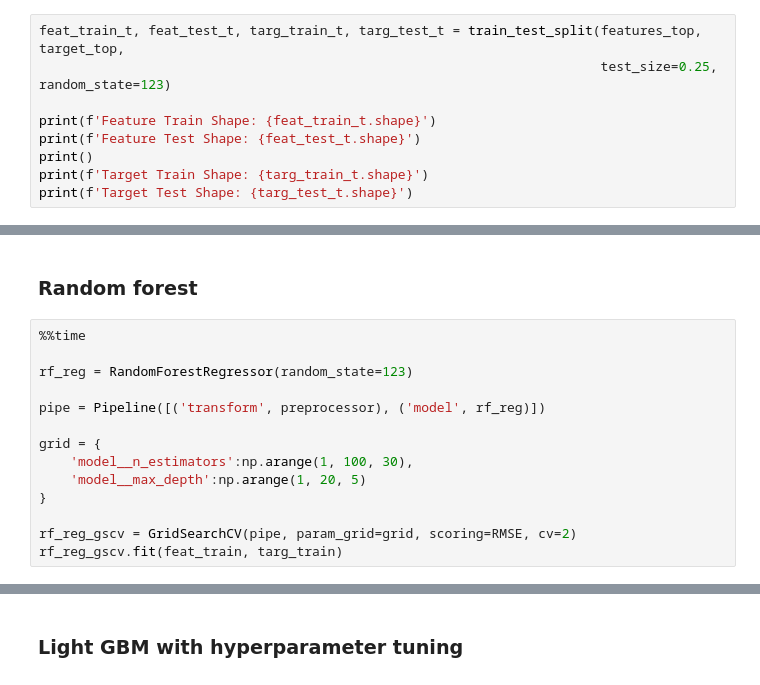
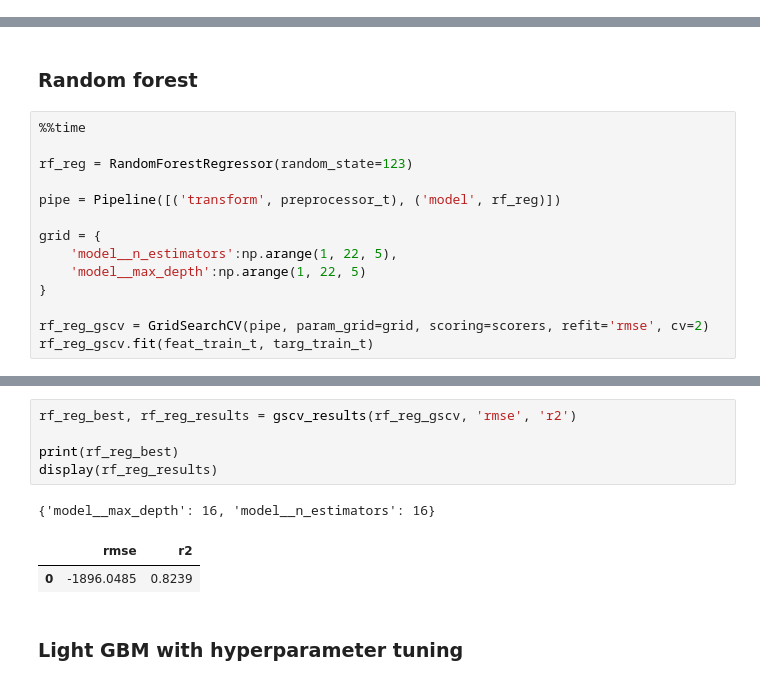
Before and after one commit to kellyshreeve/predicting-used-car-price, a Jupyter notebook: car_price_analysis.ipynb, the cells around one changed output, grey strips where cells are left out. Drawn from its saved outputs; the diff is of its cells as text.

```diff
--- a/car_price_analysis.ipynb
+++ b/car_price_analysis.ipynb
@@ -988,9 +933,0 @@ Target:
-# %%
-feat_train_t, feat_test_t, targ_train_t, targ_test_t = train_test_split(features_top, target_top,
-                                                                        test_size=0.25, random_state=123)
-
-print(f'Feature Train Shape: {feat_train_t.shape}')
-print(f'Feature Test Shape: {feat_test_t.shape}')
-print()
-print(f'Target Train Shape: {targ_train_t.shape}')
-print(f'Target Test Shape: {targ_test_t.shape}')
@@ -1189,13 +1120,13 @@ Best Model Scores:
 
 rf_reg = RandomForestRegressor(random_state=123)
 
-pipe = Pipeline([('transform', preprocessor), ('model', rf_reg)])
+pipe = Pipeline([('transform', preprocessor_t), ('model', rf_reg)])
 
 grid = {
-    'model__n_estimators':np.arange(1, 100, 30),
-    'model__max_depth':np.arange(1, 20, 5)
+    'model__n_estimators':np.arange(1, 22, 5),
+    'model__max_depth':np.arange(1, 22, 5)
 }
 
-rf_reg_gscv = GridSearchCV(pipe, param_grid=grid, scoring=RMSE, cv=2)
-rf_reg_gscv.fit(feat_train, targ_train)
+rf_reg_gscv = GridSearchCV(pipe, param_grid=grid, scoring=scorers, refit='rmse', cv=2)
+rf_reg_gscv.fit(feat_train_t, targ_train_t)
 # %% [output]
@@ -1222,3 +1152,12 @@ rf_reg_gscv.fit(feat_train_t, targ_train_t)
+# %%
+rf_reg_best, rf_reg_results = gscv_results(rf_reg_gscv, 'rmse', 'r2')
+
+print(rf_reg_best)
+display(rf_reg_results)
+# %% [output]
+{'model__max_depth': 16, 'model__n_estimators': 16}
+|  | rmse | r2 |
+| 0 | -1896.0485 | 0.8239 |
 # %% [markdown]
 ### Light GBM with hyperparameter tuning
 # %% [markdown]
```
Also changed, not shown: parts of 22 cells of this notebook.
